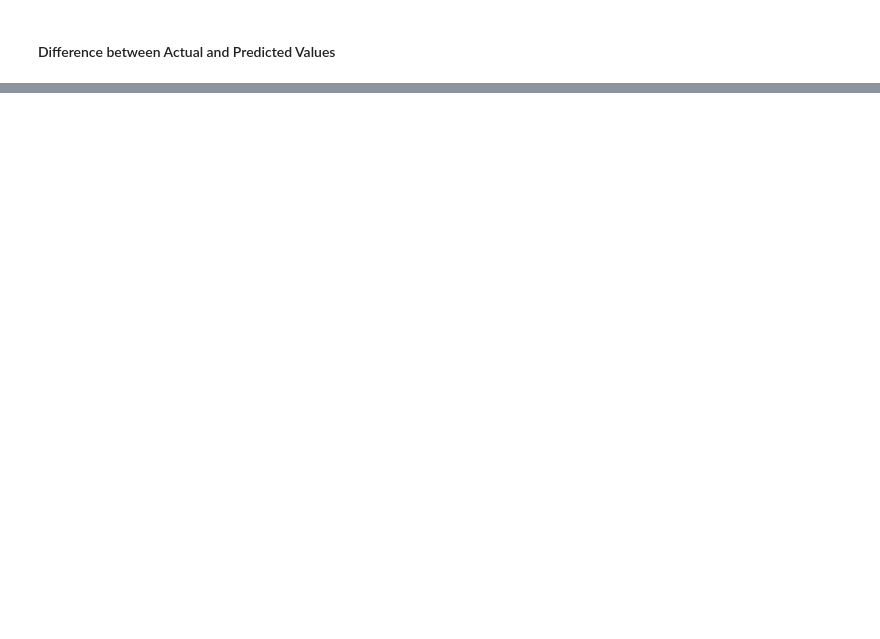
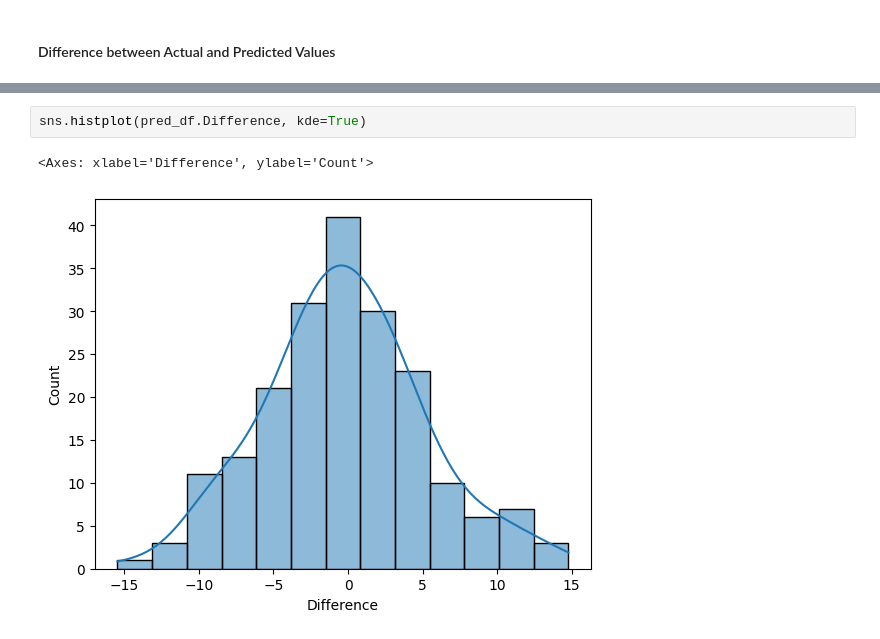
Before and after one commit to OlawoyeTaofeek/ml-project, a Jupyter notebook: src/notebooks/2. MODEL TRAINING.ipynb, the cells around one changed output, grey strips where cells are left out. Saved outputs shown, nothing was run; the diff lists cells and outputs as text; blank space fills up the shorter version.

```diff
--- a/src/notebooks/2. MODEL TRAINING.ipynb
+++ b/src/notebooks/2. MODEL TRAINING.ipynb
@@ -255 +247,6 @@ pred_df
 200 rows × 3 columns
+# %%
+sns.histplot(pred_df.Difference, kde=True)
+# %% [output]
+<Axes: xlabel='Difference', ylabel='Count'>
+[figure, added]
```
Also changed, not shown: parts of 7 cells of this notebook, 4 other files.
